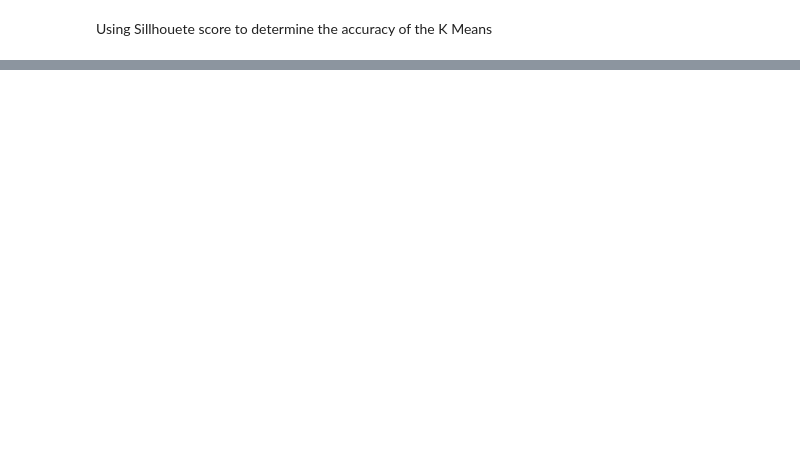
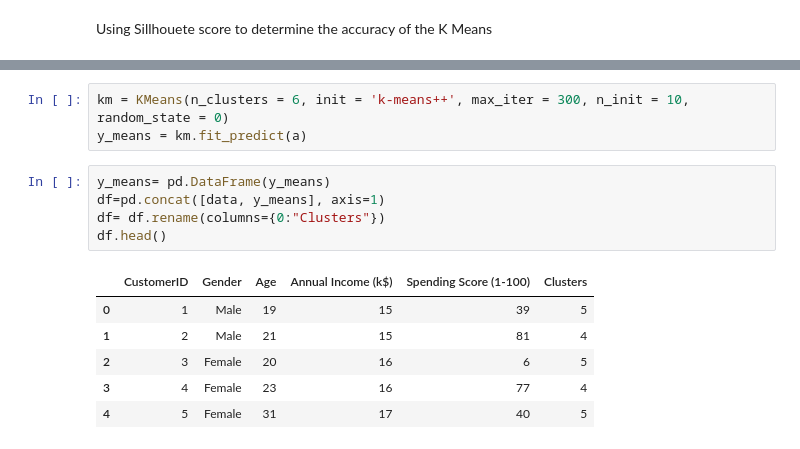
Before and after one commit to Nazhan99/ML_Model_Notes, a Jupyter notebook: Clustering Analysis/mall_customers_clustering_analysis.ipynb, the cells around one changed output, grey strips where cells are left out. Drawn from its saved outputs; the diff is of its cells as text; blank space fills up the shorter version.

```diff
--- a/Clustering Analysis/mall_customers_clustering_analysis.ipynb
+++ b/Clustering Analysis/mall_customers_clustering_analysis.ipynb
@@ -142,0 +175,15 @@ for i in [4,5,6,7]:
+# %%
+km = KMeans(n_clusters = 6, init = 'k-means++', max_iter = 300, n_init = 10, random_state = 0)
+y_means = km.fit_predict(a)
+# %%
+y_means= pd.DataFrame(y_means)
+df=pd.concat([data, y_means], axis=1)
+df= df.rename(columns={0:"Clusters"})
+df.head()
+# %% [output]
+|  | CustomerID | Gender | Age | Annual Income (k$) | Spending Score (1-100) | Clusters |
+| 0 | 1 | Male | 19 | 15 | 39 | 5 |
+| 1 | 2 | Male | 21 | 15 | 81 | 4 |
+| 2 | 3 | Female | 20 | 16 | 6 | 5 |
+| 3 | 4 | Female | 23 | 16 | 77 | 4 |
+| 4 | 5 | Female | 31 | 17 | 40 | 5 |
```
Also changed, not shown: parts of 7 cells of this notebook.
